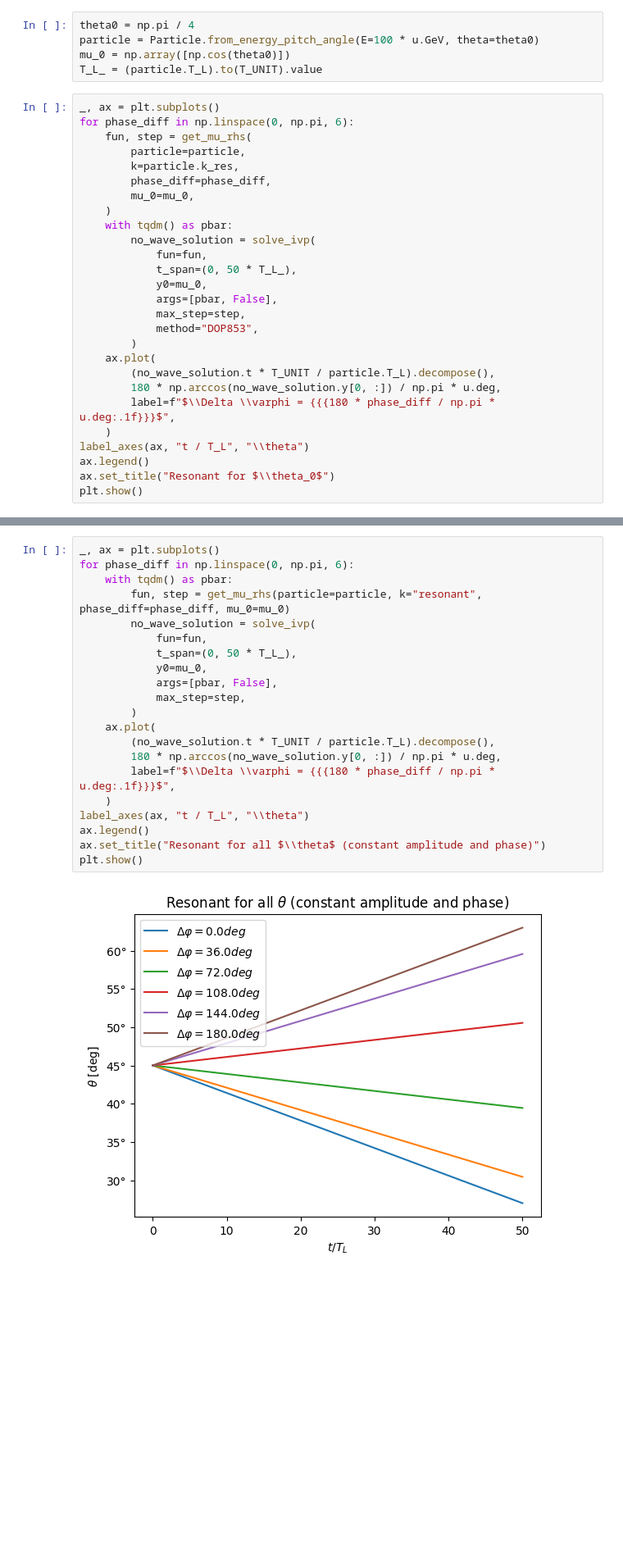
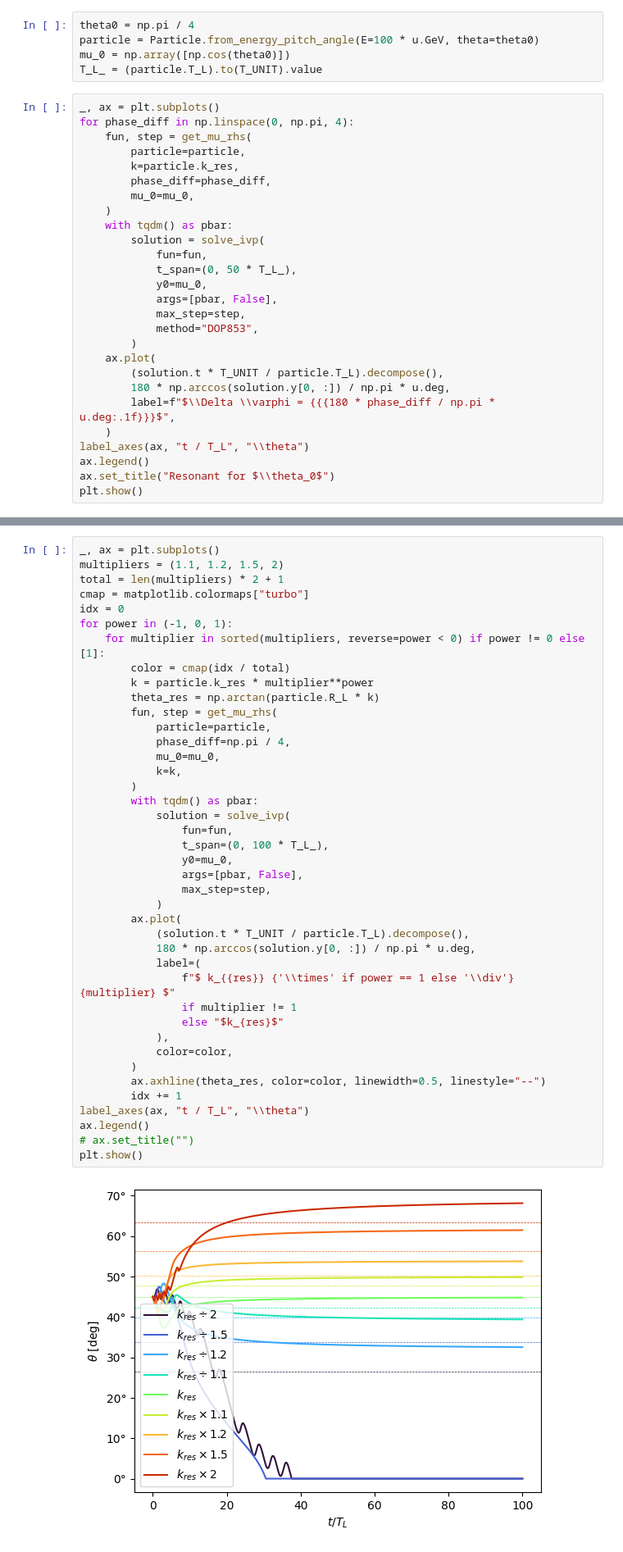
Before and after one commit to nj-vs-vh/gssi-he-th, a Jupyter notebook: Pitch Angle Diffusion Simulation.ipynb, the cells around one changed output, grey strips where cells are left out. Shown at 82% size. Drawn from its saved outputs; the diff is of its cells as text; blank space fills up the shorter version.

```diff
--- a/Pitch Angle Diffusion Simulation.ipynb
+++ b/Pitch Angle Diffusion Simulation.ipynb
@@ -557,7 +395,7 @@ mu_0 = np.array([np.cos(theta0)])
 T_L_ = (particle.T_L).to(T_UNIT).value
 # %%
 _, ax = plt.subplots()
-for phase_diff in np.linspace(0, np.pi, 6):
+for phase_diff in np.linspace(0, np.pi, 4):
     fun, step = get_mu_rhs(
         particle=particle,
         k=particle.k_res,
@@ -565,7 +403,7 @@ for phase_diff in np.linspace(0, np.pi, 6):
         mu_0=mu_0,
     )
     with tqdm() as pbar:
-        no_wave_solution = solve_ivp(
+        solution = solve_ivp(
             fun=fun,
             t_span=(0, 50 * T_L_),
             y0=mu_0,
@@ -574,8 +412,8 @@ for phase_diff in np.linspace(0, np.pi, 6):
             method="DOP853",
         )
     ax.plot(
-        (no_wave_solution.t * T_UNIT / particle.T_L).decompose(),
-        180 * np.arccos(no_wave_solution.y[0, :]) / np.pi * u.deg,
+        (solution.t * T_UNIT / particle.T_L).decompose(),
+        180 * np.arccos(solution.y[0, :]) / np.pi * u.deg,
         label=f"$\\Delta \\varphi = {{{180 * phase_diff / np.pi * u.deg:.1f}}}$",
     )
 label_axes(ax, "t / T_L", "\\theta")
@@ -587,23 +425,43 @@ plt.show()
 # %%
 _, ax = plt.subplots()
-for phase_diff in np.linspace(0, np.pi, 6):
-    with tqdm() as pbar:
-        fun, step = get_mu_rhs(particle=particle, k="resonant", phase_diff=phase_diff, mu_0=mu_0)
-        no_wave_solution = solve_ivp(
-            fun=fun,
-            t_span=(0, 50 * T_L_),
-            y0=mu_0,
-            args=[pbar, False],
-            max_step=step,
+multipliers = (1.1, 1.2, 1.5, 2)
+total = len(multipliers) * 2 + 1
+cmap = matplotlib.colormaps["turbo"]
+idx = 0
+for power in (-1, 0, 1):
+    for multiplier in sorted(multipliers, reverse=power < 0) if power != 0 else [1]:
+        color = cmap(idx / total)
+        k = particle.k_res * multiplier**power
+        theta_res = np.arctan(particle.R_L * k)
+        fun, step = get_mu_rhs(
+            particle=particle,
+            phase_diff=np.pi / 4,
+            mu_0=mu_0,
+            k=k,
         )
-    ax.plot(
-        (no_wave_solution.t * T_UNIT / particle.T_L).decompose(),
-        180 * np.arccos(no_wave_solution.y[0, :]) / np.pi * u.deg,
-        label=f"$\\Delta \\varphi = {{{180 * phase_diff / np.pi * u.deg:.1f}}}$",
-    )
+        with tqdm() as pbar:
+            solution = solve_ivp(
+                fun=fun,
+                t_span=(0, 100 * T_L_),
+                y0=mu_0,
+                args=[pbar, False],
+                max_step=step,
+            )
+        ax.plot(
+            (solution.t * T_UNIT / particle.T_L).decompose(),
+            180 * np.arccos(solution.y[0, :]) / np.pi * u.deg,
+            label=(
+                f"$ k_{{res}} {'\\times' if power == 1 else '\\div'} {multiplier} $"
+                if multiplier != 1
+                else "$k_{res}$"
+            ),
+            color=color,
+        )
+        ax.axhline(theta_res, color=color, linewidth=0.5, linestyle="--")
+        idx += 1
 label_axes(ax, "t / T_L", "\\theta")
 ax.legend()
-ax.set_title("Resonant for all $\\theta$ (constant amplitude and phase)")
+# ax.set_title("")
 plt.show()
 # %% [output]
-[figure, old version]
+[figure, new version]
```
Also changed, not shown: parts of 12 cells of this notebook, 1 other file.
